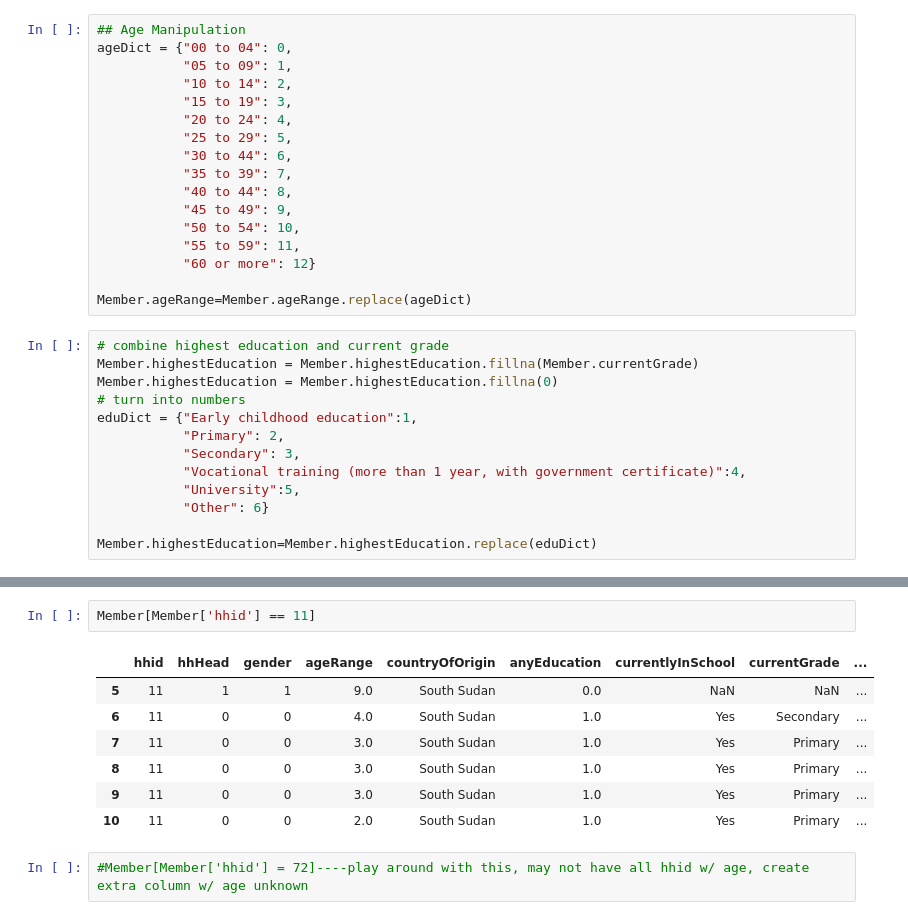
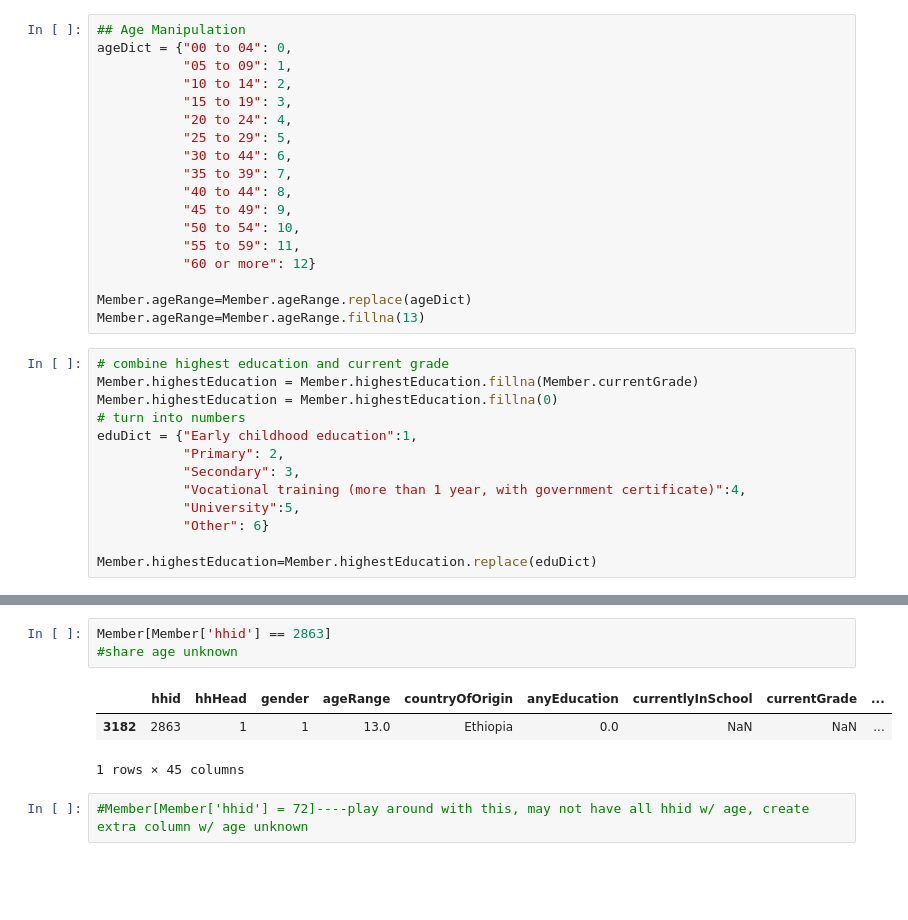
Before and after one commit to Colleen-ODonnell/KenyaPovertyTargetingModel, a Jupyter notebook: 2progs/C3_RenameVariables2.ipynb, the cells around one changed output, grey strips where cells are left out. Cells and saved outputs as stored; diff of their text form; blank space fills up the shorter version.

```diff
--- a/2progs/C3_RenameVariables2.ipynb
+++ b/2progs/C3_RenameVariables2.ipynb
@@ -117,6 +119,7 @@ ageDict = {"00 to 04": 0,
            "60 or more": 12}
 
 Member.ageRange=Member.ageRange.replace(ageDict)
+Member.ageRange=Member.ageRange.fillna(13)
 # %%
 # combine highest education and current grade
 Member.highestEducation = Member.highestEducation.fillna(Member.currentGrade)
@@ -143,13 +147,10 @@ Member[Member['hhid'] == 12]
 # %%
-Member[Member['hhid'] == 11]
+Member[Member['hhid'] == 2863]
+#share age unknown
 # %% [output]
 |  | hhid | hhHead | gender | ageRange | countryOfOrigin | anyEducation | currentlyInSchool | currentGrade | ... |
-| 5 | 11 | 1 | 1 | 9.0 | South Sudan | 0.0 | NaN | NaN | ... |
-| 6 | 11 | 0 | 0 | 4.0 | South Sudan | 1.0 | Yes | Secondary | ... |
-| 7 | 11 | 0 | 0 | 3.0 | South Sudan | 1.0 | Yes | Primary | ... |
-| 8 | 11 | 0 | 0 | 3.0 | South Sudan | 1.0 | Yes | Primary | ... |
-| 9 | 11 | 0 | 0 | 3.0 | South Sudan | 1.0 | Yes | Primary | ... |
-| 10 | 11 | 0 | 0 | 2.0 | South Sudan | 1.0 | Yes | Primary | ... |
+| 3182 | 2863 | 1 | 1 | 13.0 | Ethiopia | 0.0 | NaN | NaN | ... |
+1 rows × 45 columns
 # %%
 #Member[Member['hhid'] = 72]----play around with this, may not have all hhid w/ age, create extra column w/ age unknown
 # %%
```
Also changed, not shown: parts of 16 cells of this notebook, 16 other files.
